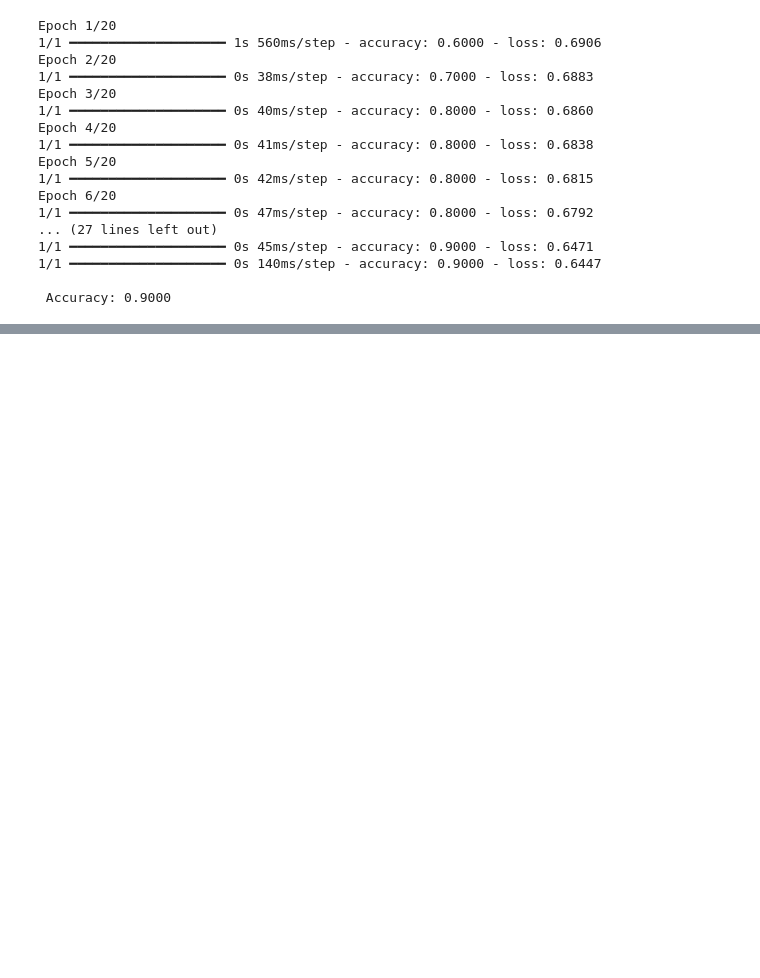
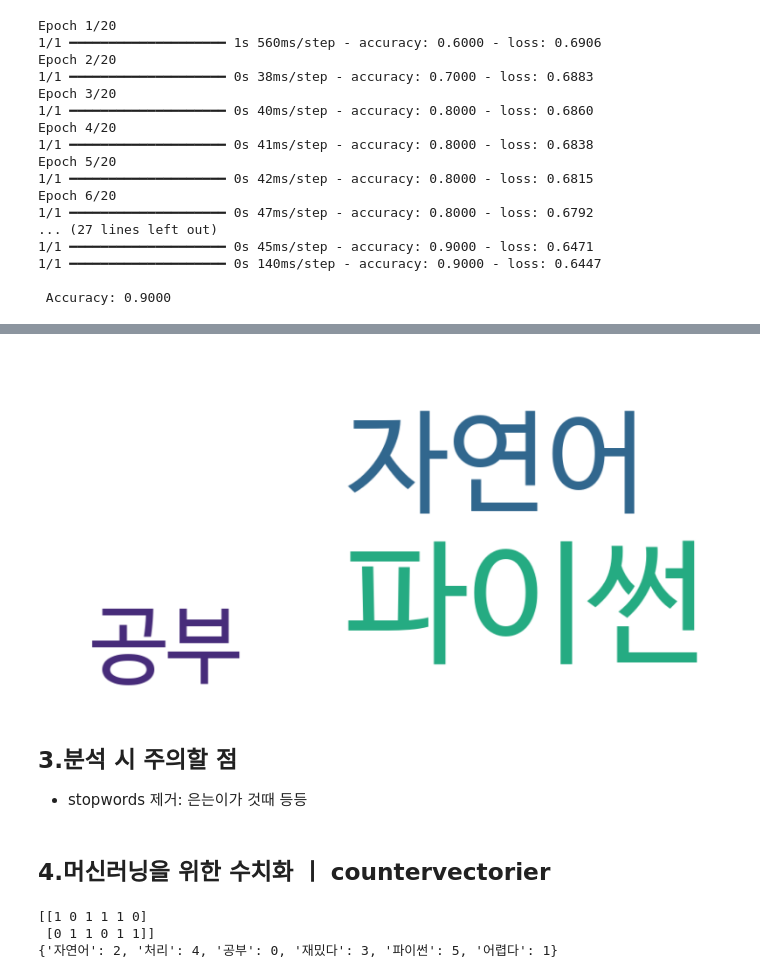
Before and after one commit to dwelle511/2026MLAndDLFile, a Jupyter notebook: ch21.ipynb, the cells around one changed output, grey strips where cells are left out. Cells and saved outputs as stored; diff of their text form; code cells hidden in the pictures; blank space fills up the shorter version.

```diff
--- a/ch21.ipynb
+++ b/ch21.ipynb
@@ -173,0 +263,16 @@ Epoch 6/20
+# %%
+from konlpy.tag import Okt
+from collections import Counter
+
+# 1. 샘플 데이터
+text = "자연어 처리는 정말 재밌습니다. 파이썬을 이용한 자연어 처리 공부는 즐겁습니다. 공부는 계속되어야 합니다."
+
+# 2. 형태소 분석 및 명사 추출
+okt = Okt()
+nouns = okt.nouns(text)
+
+# 3. 빈도수 계산
+count = Counter(nouns)
+
+# 4. 가장 많이 등장한 상위 3개 단어 출력
+print(count.most_common(3))
@@ -173,0 +303,44 @@ Epoch 6/20
+# %%
+from wordcloud import WordCloud
+import matplotlib.pyplot as plt
+
+# 1. 단어 빈도 데이터 준비 (count 변수가 이전에 정의되어 있어야 함)
+word_counts = dict(count)
+
+# 2. 워드클라우드 객체 생성 (코랩 리눅스 환경의 폰트 경로 입력)
+wc = WordCloud(
+    font_path='/usr/share/fonts/truetype/nanum/NanumBarunGothic.ttf',
+    background_color='white',
+    width=800,
+    height=400
+)
+
+# 데이터 생성
+cloud = wc.generate_from_frequencies(word_counts)
+
+# 3. 화면에 출력
+plt.figure(figsize=(10, 5))
+plt.imshow(cloud, interpolation='bilinear') # 이미지를 부드럽게 출력
+plt.axis('off')
+plt.show()
+# %% [output]
+[figure, added]
+# %% [markdown]
+## 3.분석 시 주의할 점
+- stopwords 제거: 은는이가 것때 등등
+# %% [markdown]
+## 4.머신러닝을 위한 수치화 ㅣ countervectorier
+# %%
+from sklearn.feature_extraction.text import CountVectorizer
+
+corpus = ['자연어 처리 공부 재밌다', '파이썬 자연어 처리 어렵다']
+vector = CountVectorizer()
+
+# 단어 빈도를 담은 행렬 생성
+print(vector.fit_transform(corpus).toarray())
+# 각 인덱스에 해당하는 단어 확인
+print(vector.vocabulary_)
+# %% [output]
+[[1 0 1 1 1 0]
+ [0 1 1 0 1 1]]
+{'자연어': 2, '처리': 4, '공부': 0, '재밌다': 3, '파이썬': 5, '어렵다': 1}
```
Also changed, not shown: parts of 11 cells of this notebook.
